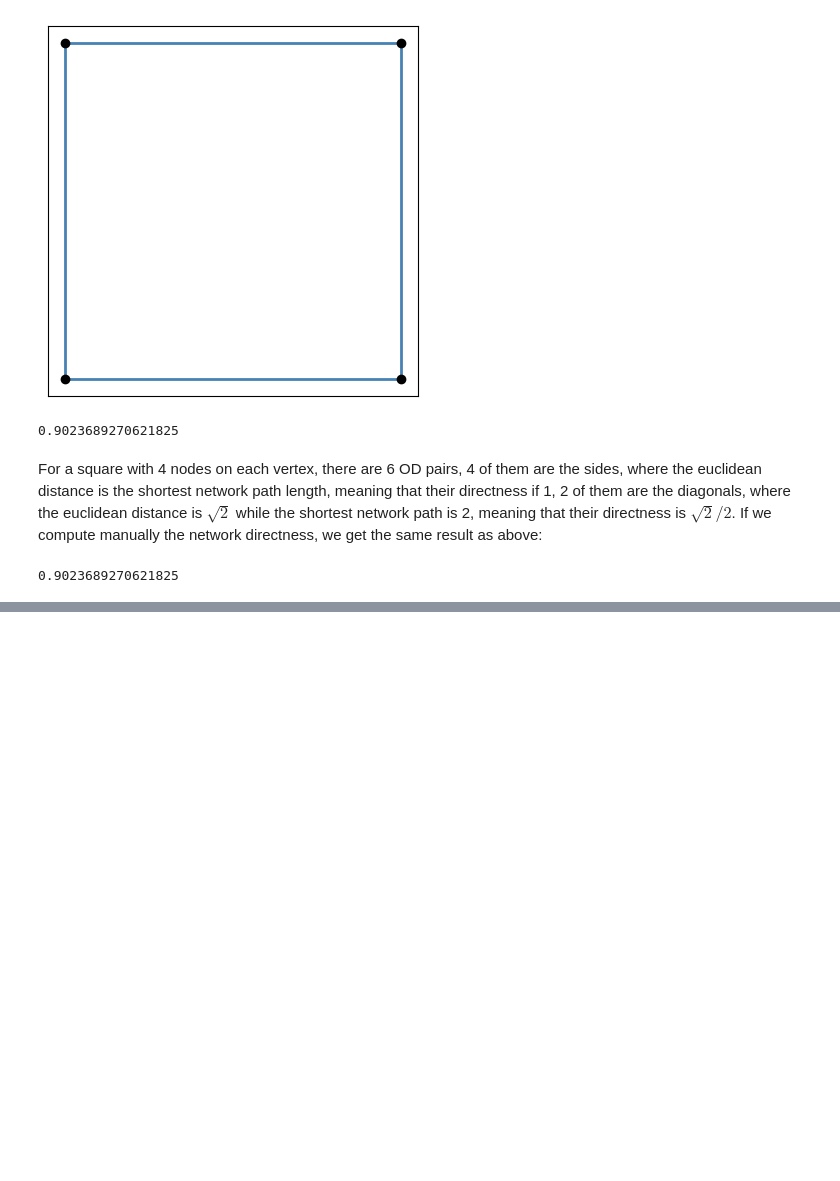
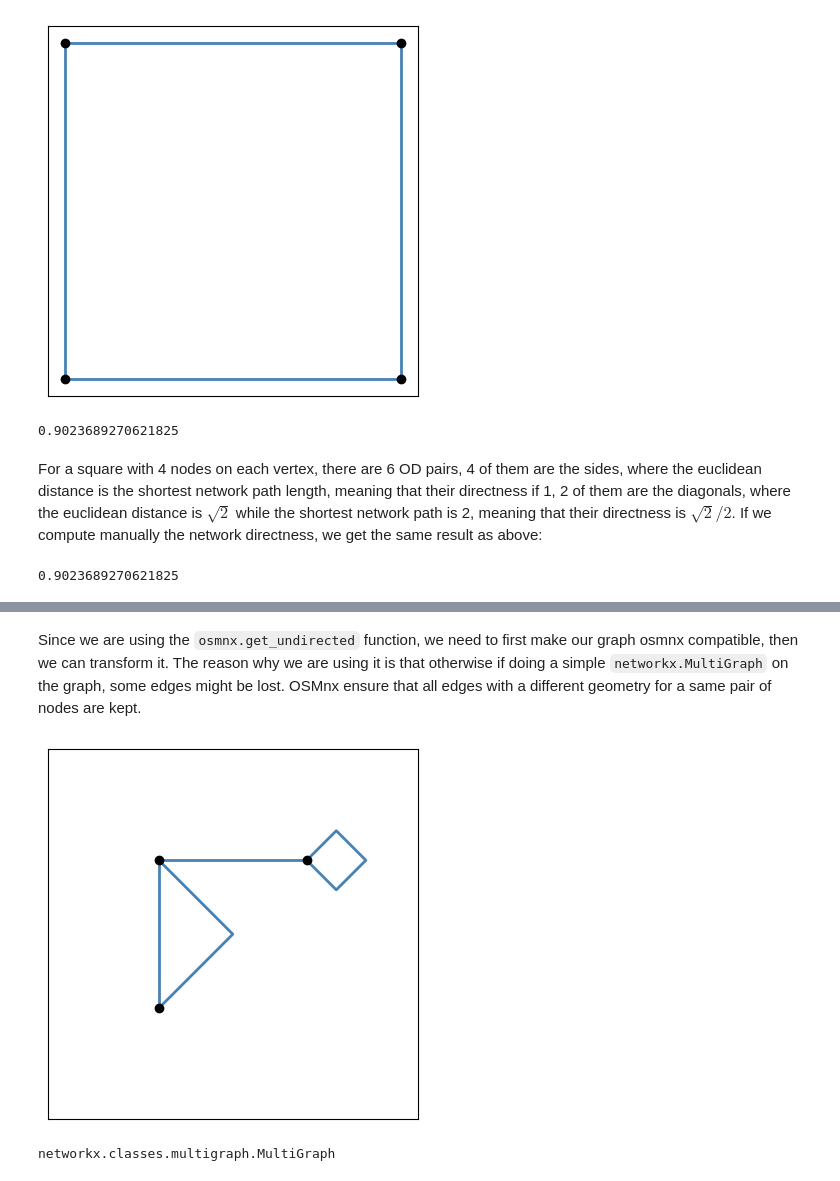
Before and after one commit to csebastiao/orderbike, a Jupyter notebook: notebooks/makeover.ipynb, the cells around one changed output, grey strips where cells are left out. Saved outputs shown, nothing was run; the diff lists cells and outputs as text; code cells hidden in the pictures; blank space fills up the shorter version.

```diff
--- a/notebooks/makeover.ipynb
+++ b/notebooks/makeover.ipynb
@@ -82,0 +152,9 @@ For a square with 4 nodes on each vertex, there are 6 OD pairs, 4 of them are th
+# %% [markdown]
+Since we are using the `osmnx.get_undirected` function, we need to first make our graph osmnx compatible, then we can transform it. The reason why we are using it is that otherwise if doing a simple `networkx.MultiGraph` on the graph, some edges might be lost. OSMnx ensure that all edges with a different geometry for a same pair of nodes are kept.
+# %%
+H = nx.MultiGraph(G)
+utgut.plot_graph(H, rel_buff=1.5)
+type(H)
+# %% [output]
+[figure, added]
+networkx.classes.multigraph.MultiGraph
```
Also changed, not shown: parts of 42 cells of this notebook, 5 other files.
